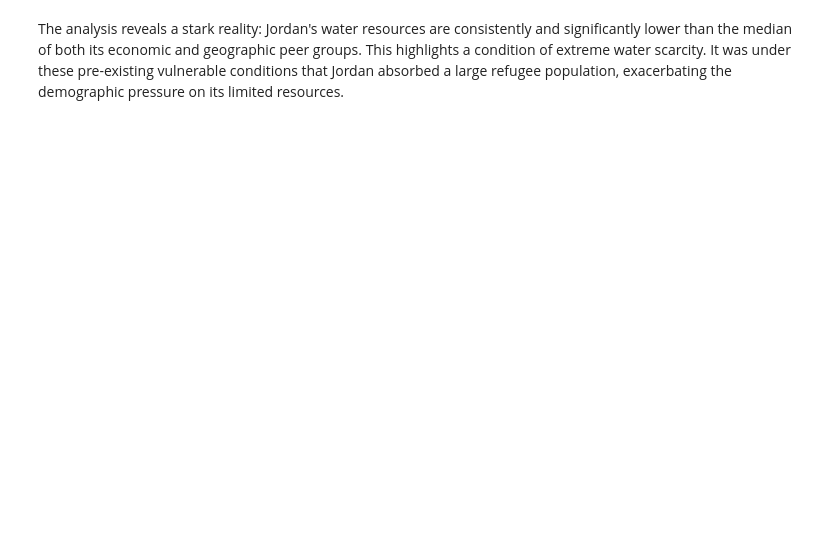
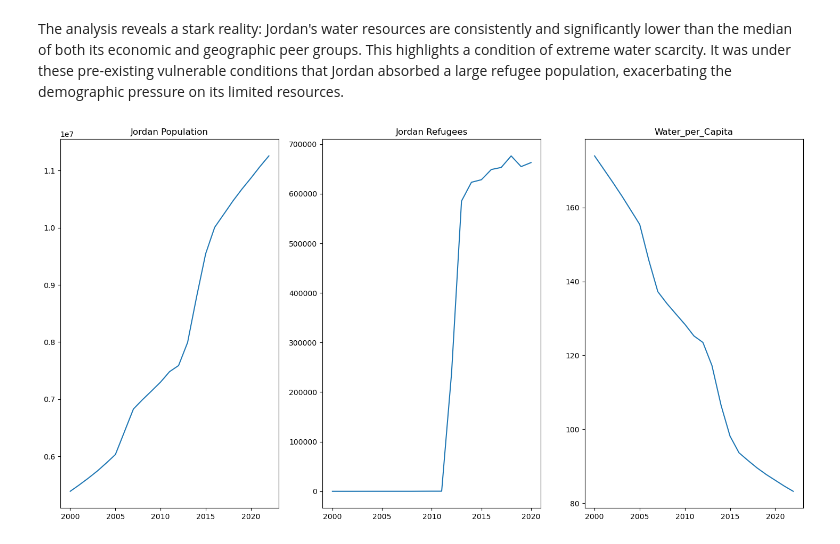
Before and after one commit to Great-Grace/Jordan_Project, a Jupyter notebook: Main.ipynb, the cells around one changed output. Cells and saved outputs as stored; diff of their text form; code cells hidden in the pictures; blank space fills up the shorter version.

```diff
--- a/Main.ipynb
+++ b/Main.ipynb
@@ -238,2 +250,19 @@ plt.show()
 # %% [markdown]
 The analysis reveals a stark reality: Jordan's water resources are consistently and significantly lower than the median of both its economic and geographic peer groups. This highlights a condition of extreme water scarcity. It was under these pre-existing vulnerable conditions that Jordan absorbed a large refugee population, exacerbating the demographic pressure on its limited resources.
+# %%
+Jordan_indexes = pd.merge(Jordan_indexes, Jordan_Population, on = 'Year', how='outer')
+
+fig, axs = plt.subplots(1,3, figsize = (18,9))
+data_list = [
+    ('Population', 'Jordan Population'),
+    ('Refugees', 'Jordan Refugees'),
+    ('Water_per_Capita', 'Water_per_Capita')
+]
+
+for ax, (data, name) in zip(axs.flatten(), data_list):
+    ax.plot(Jordan_indexes['Year'], Jordan_indexes[data])
+    ax.set_title(name)
+    ax.set_xticks([2000,2005,2010,2015,2020])
+plt.show()
+# %% [output]
+[figure, added]
```
Also changed, not shown: parts of 5 cells of this notebook, 2 other files.
